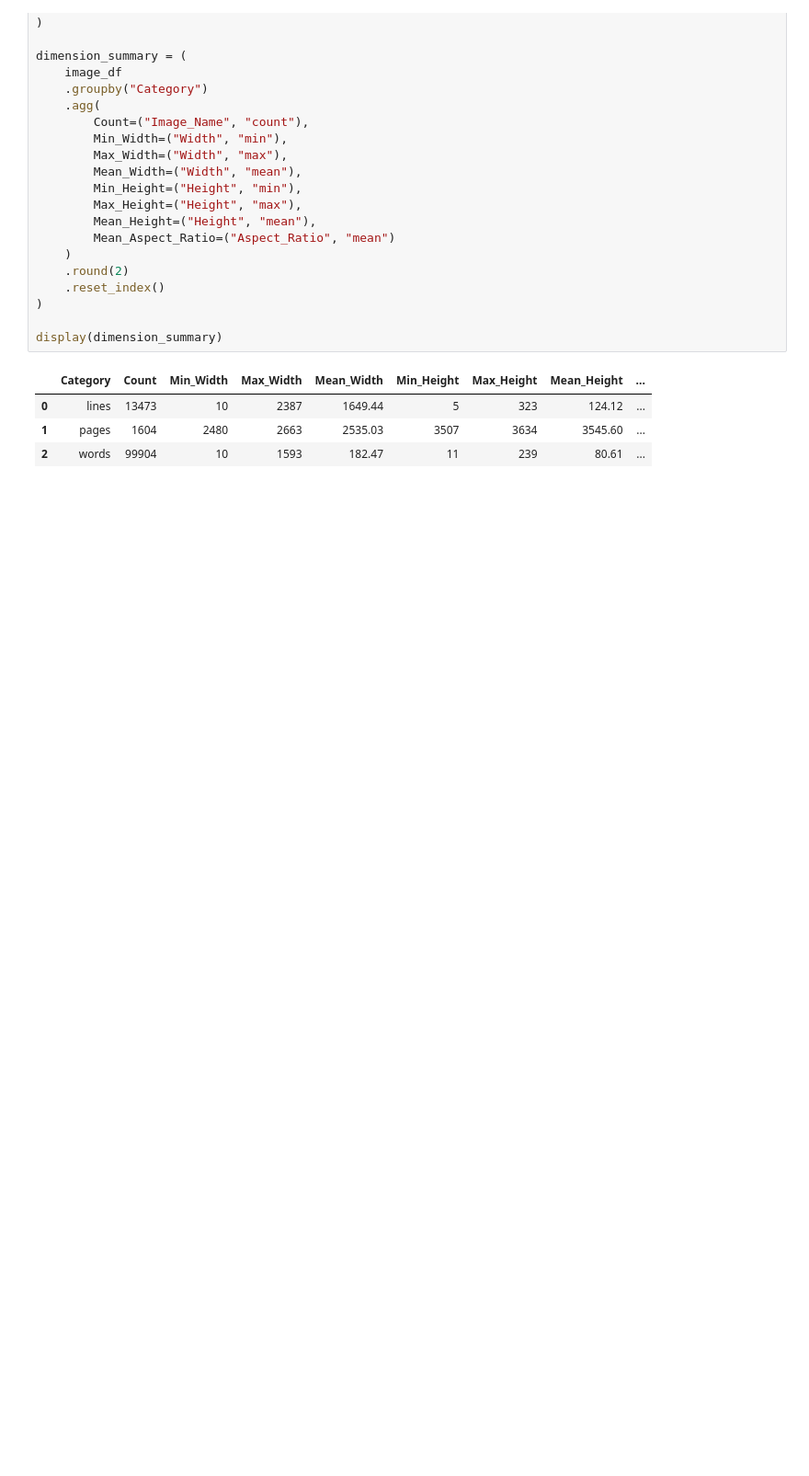
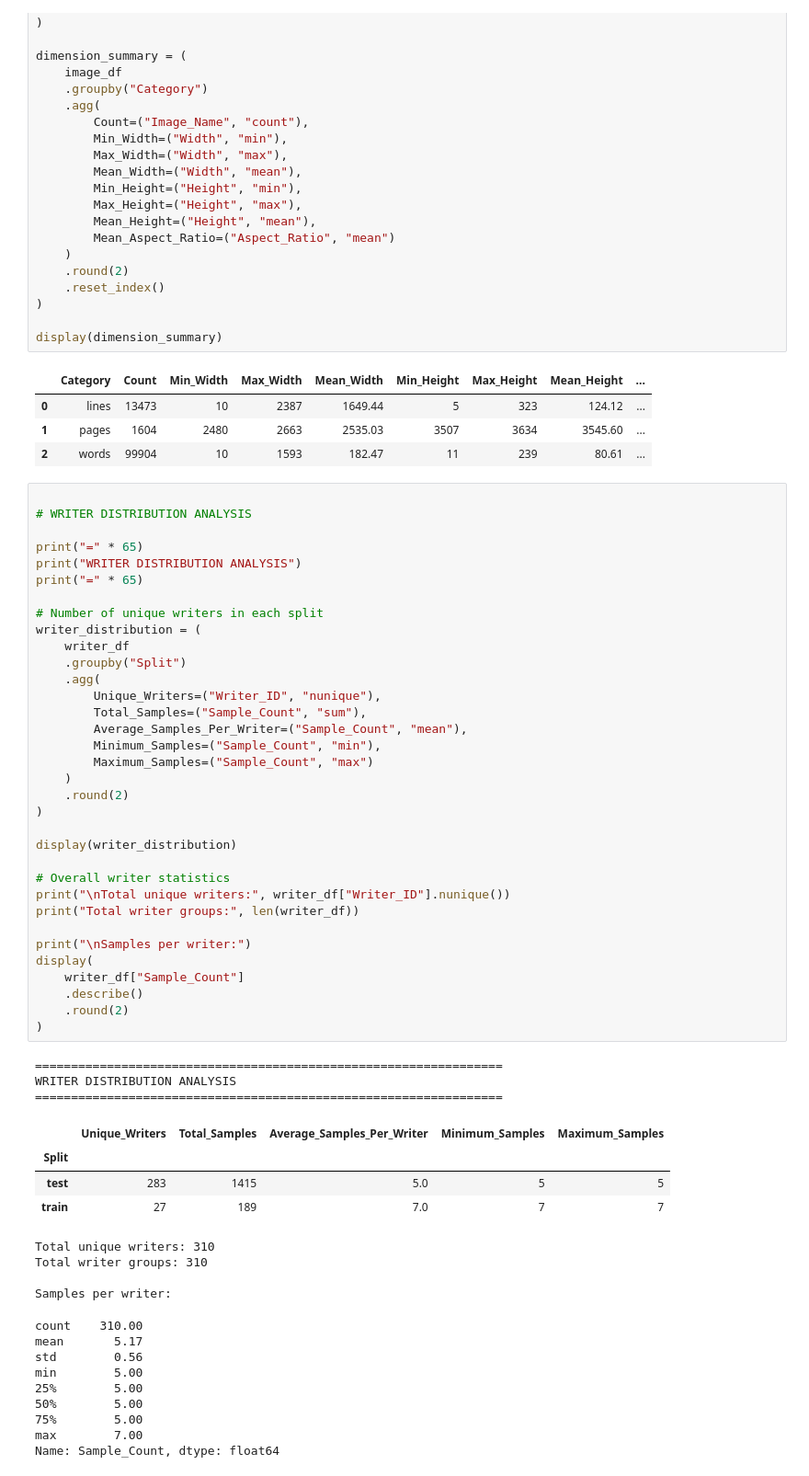
Before and after one commit to greeshavaishnavi09/WriterLens, a Jupyter notebook: research/03.eda.ipynb, the cells around one changed output. Shown at 92% size. Saved outputs shown, nothing was run; the diff lists cells and outputs as text; blank space fills up the shorter version.

```diff
--- a/research/03.eda.ipynb
+++ b/research/03.eda.ipynb
@@ -305,3 +305,58 @@ display(dimension_summary)
 | 0 | lines | 13473 | 10 | 2387 | 1649.44 | 5 | 323 | 124.12 | ... |
 | 1 | pages | 1604 | 2480 | 2663 | 2535.03 | 3507 | 3634 | 3545.60 | ... |
 | 2 | words | 99904 | 10 | 1593 | 182.47 | 11 | 239 | 80.61 | ... |
+# %%
+
+# WRITER DISTRIBUTION ANALYSIS
+
+print("=" * 65)
+print("WRITER DISTRIBUTION ANALYSIS")
+print("=" * 65)
+
+# Number of unique writers in each split
+writer_distribution = (
+    writer_df
+    .groupby("Split")
+    .agg(
+        Unique_Writers=("Writer_ID", "nunique"),
+        Total_Samples=("Sample_Count", "sum"),
+        Average_Samples_Per_Writer=("Sample_Count", "mean"),
+        Minimum_Samples=("Sample_Count", "min"),
+        Maximum_Samples=("Sample_Count", "max")
+    )
+    .round(2)
+)
+
+display(writer_distribution)
+
+# Overall writer statistics
+print("\nTotal unique writers:", writer_df["Writer_ID"].nunique())
+print("Total writer groups:", len(writer_df))
+
+print("\nSamples per writer:")
+display(
+    writer_df["Sample_Count"]
+    .describe()
+    .round(2)
+)
+# %% [output]
+=================================================================
+WRITER DISTRIBUTION ANALYSIS
+=================================================================
+|  | Unique_Writers | Total_Samples | Average_Samples_Per_Writer | Minimum_Samples | Maximum_Samples |
+| Split |  |  |  |  |  |
+| test | 283 | 1415 | 5.0 | 5 | 5 |
+| train | 27 | 189 | 7.0 | 7 | 7 |
+Total unique writers: 310
+Total writer groups: 310
+
+Samples per writer:
+count    310.00
+mean       5.17
+std        0.56
+min        5.00
+25%        5.00
+50%        5.00
+75%        5.00
+max        7.00
+Name: Sample_Count, dtype: float64
```
Also changed, not shown: parts of 1 cell of this notebook.
